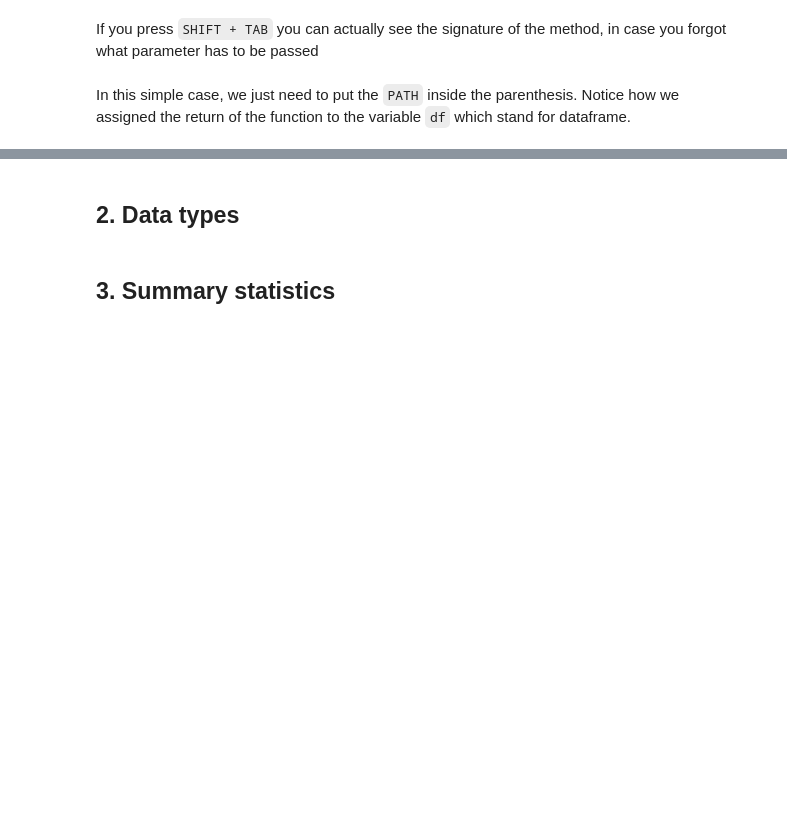
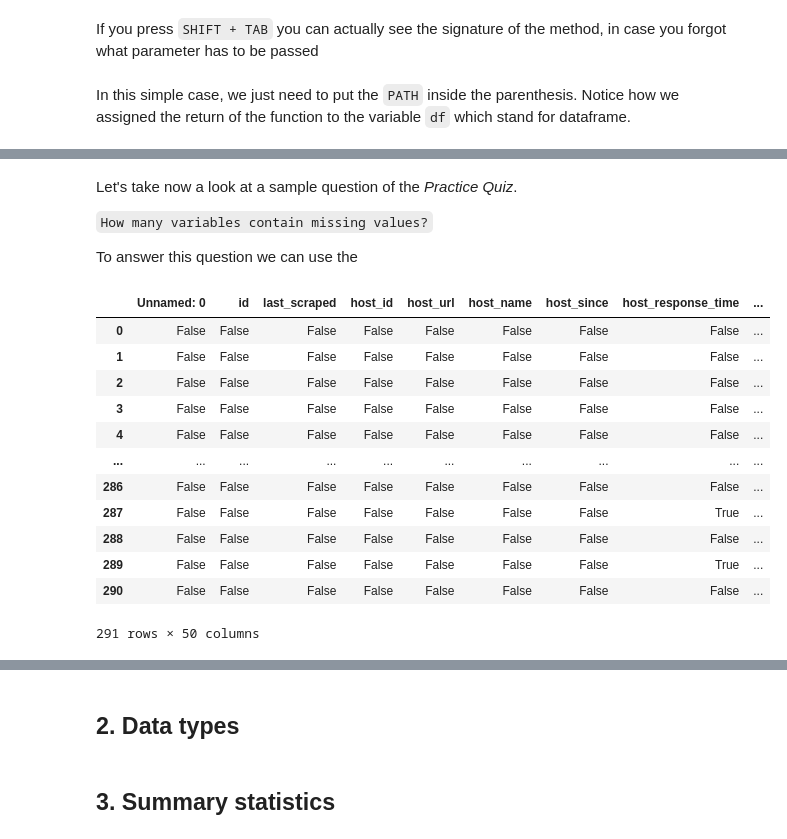
Before and after one commit to alessiotucci/Jupyter-and-Data-analysis, a Jupyter notebook: Cheat-sheet-Quiz2.ipynb, the cells around one changed output, grey strips where cells are left out. Cells and saved outputs as stored; diff of their text form; code cells hidden in the pictures; blank space fills up the shorter version.

Commit message:
solved the first question of the practice quiz

````diff
--- a/Cheat-sheet-Quiz2.ipynb
+++ b/Cheat-sheet-Quiz2.ipynb
@@ -22,0 +68,22 @@ In this simple case, we just need to put the `PATH` inside the parenthesis. Noti
+# %% [markdown]
+Let's take now a look at a sample question of the *Practice Quiz*.
+
+```How many variables contain missing values?```
+
+To answer this question we can use the
+# %%
+df.isnull() # this return a new dataframe with true = 1 and  false = 0, but it's not very useful now...
+# %% [output]
+|  | Unnamed: 0 | id | last_scraped | host_id | host_url | host_name | host_since | host_response_time | ... |
+| 0 | False | False | False | False | False | False | False | False | ... |
+| 1 | False | False | False | False | False | False | False | False | ... |
+| 2 | False | False | False | False | False | False | False | False | ... |
+| 3 | False | False | False | False | False | False | False | False | ... |
+| 4 | False | False | False | False | False | False | False | False | ... |
+| ... | ... | ... | ... | ... | ... | ... | ... | ... | ... |
+| 286 | False | False | False | False | False | False | False | False | ... |
+| 287 | False | False | False | False | False | False | False | True | ... |
+| 288 | False | False | False | False | False | False | False | False | ... |
+| 289 | False | False | False | False | False | False | False | True | ... |
+| 290 | False | False | False | False | False | False | False | False | ... |
+291 rows × 50 columns
````
Also changed, not shown: parts of 8 cells of this notebook.
